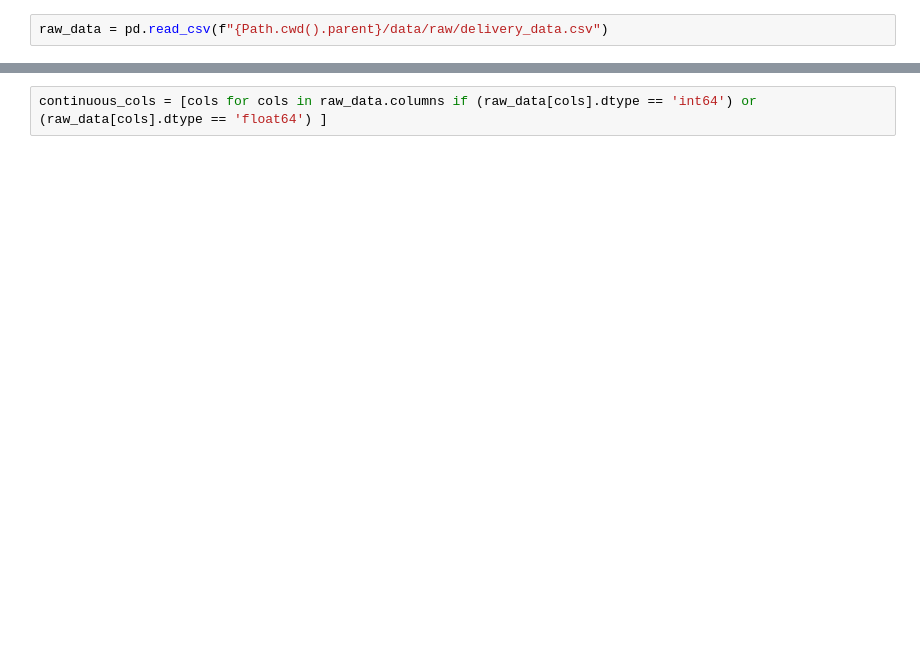
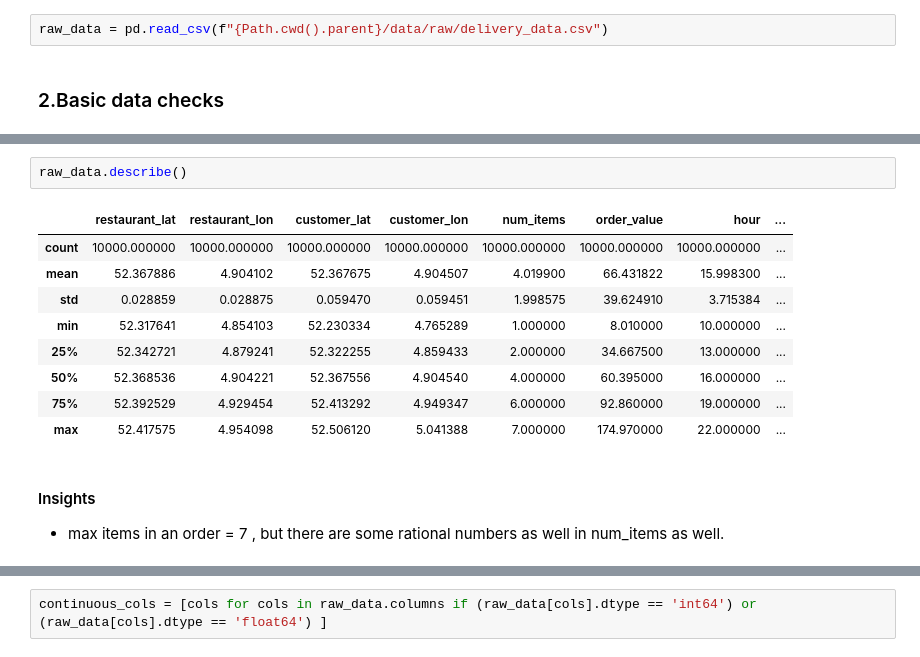
Before and after one commit to aakashascend-cell/delivery_time_prediction, a Jupyter notebook: notebooks/EDA.ipynb, the cells around one changed output, grey strips where cells are left out. Saved outputs shown, nothing was run; the diff lists cells and outputs as text; blank space fills up the shorter version.

```diff
--- a/notebooks/EDA.ipynb
+++ b/notebooks/EDA.ipynb
@@ -8,5 +14,7 @@ from pathlib import Path
 # %%
 raw_data = pd.read_csv(f"{Path.cwd().parent}/data/raw/delivery_data.csv")
+# %% [markdown]
+### 2.Basic data checks
 # %%
 raw_data.head(10).T
 # %% [output]
@@ -26,6 +34,22 @@ raw_data.head(10).T
 | traffic_level | low | low | high | medium | high | high | medium | high | medium | low |
 | distance_km | 8.05 | 7.44 | 6.77 | 6.61 | 5.18 | 9.02 | 8.07 | 7.51 | 3.3 | 5.97 |
 | actual_delivery_time_minutes | 43 | 42 | 60 | 47 | 59 | 66 | 45 | 79 | 35 | 48 |
+# %%
+raw_data.describe()
+# %% [output]
+|  | restaurant_lat | restaurant_lon | customer_lat | customer_lon | num_items | order_value | hour | ... |
+| count | 10000.000000 | 10000.000000 | 10000.000000 | 10000.000000 | 10000.000000 | 10000.000000 | 10000.000000 | ... |
+| mean | 52.367886 | 4.904102 | 52.367675 | 4.904507 | 4.019900 | 66.431822 | 15.998300 | ... |
+| std | 0.028859 | 0.028875 | 0.059470 | 0.059451 | 1.998575 | 39.624910 | 3.715384 | ... |
+| min | 52.317641 | 4.854103 | 52.230334 | 4.765289 | 1.000000 | 8.010000 | 10.000000 | ... |
+| 25% | 52.342721 | 4.879241 | 52.322255 | 4.859433 | 2.000000 | 34.667500 | 13.000000 | ... |
+| 50% | 52.368536 | 4.904221 | 52.367556 | 4.904540 | 4.000000 | 60.395000 | 16.000000 | ... |
+| 75% | 52.392529 | 4.929454 | 52.413292 | 4.949347 | 6.000000 | 92.860000 | 19.000000 | ... |
+| max | 52.417575 | 4.954098 | 52.506120 | 5.041388 | 7.000000 | 174.970000 | 22.000000 | ... |
+# %% [markdown]
+#### Insights
+
+* max items in an order = 7 , but there are some rational numbers as well in num_items as well.
 # %%
 raw_data.info()
 # %% [output]
```
Also changed, not shown: parts of 22 cells of this notebook.
